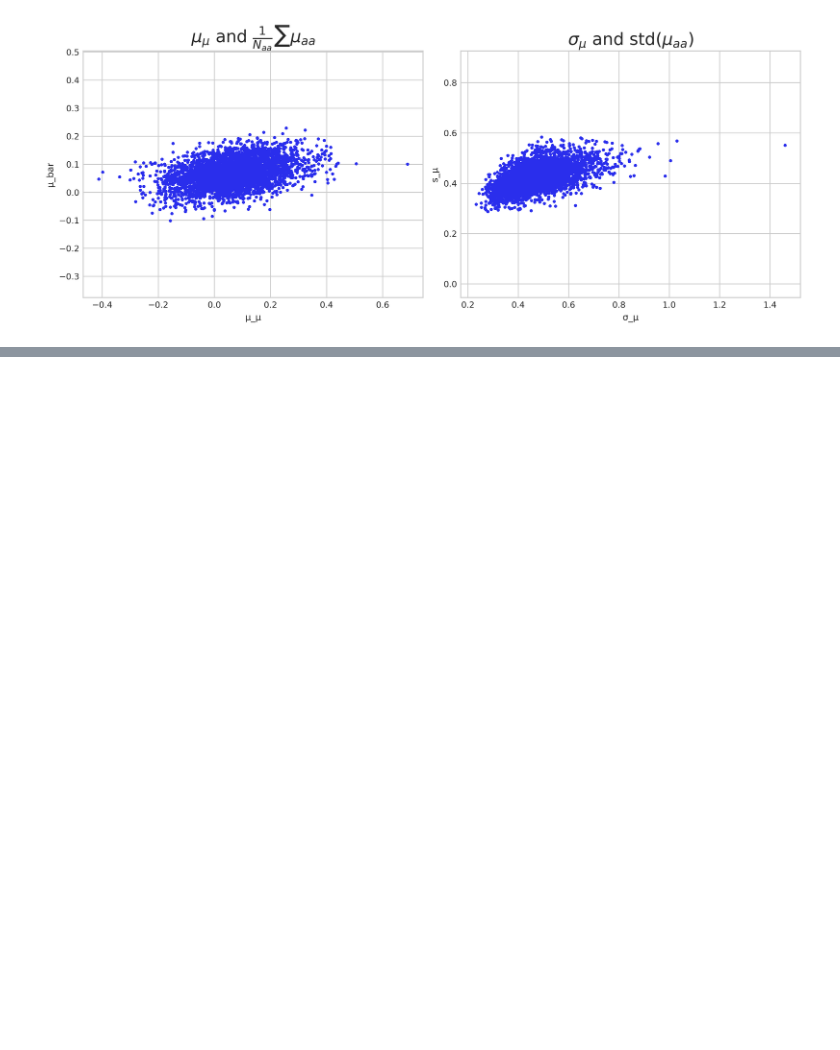
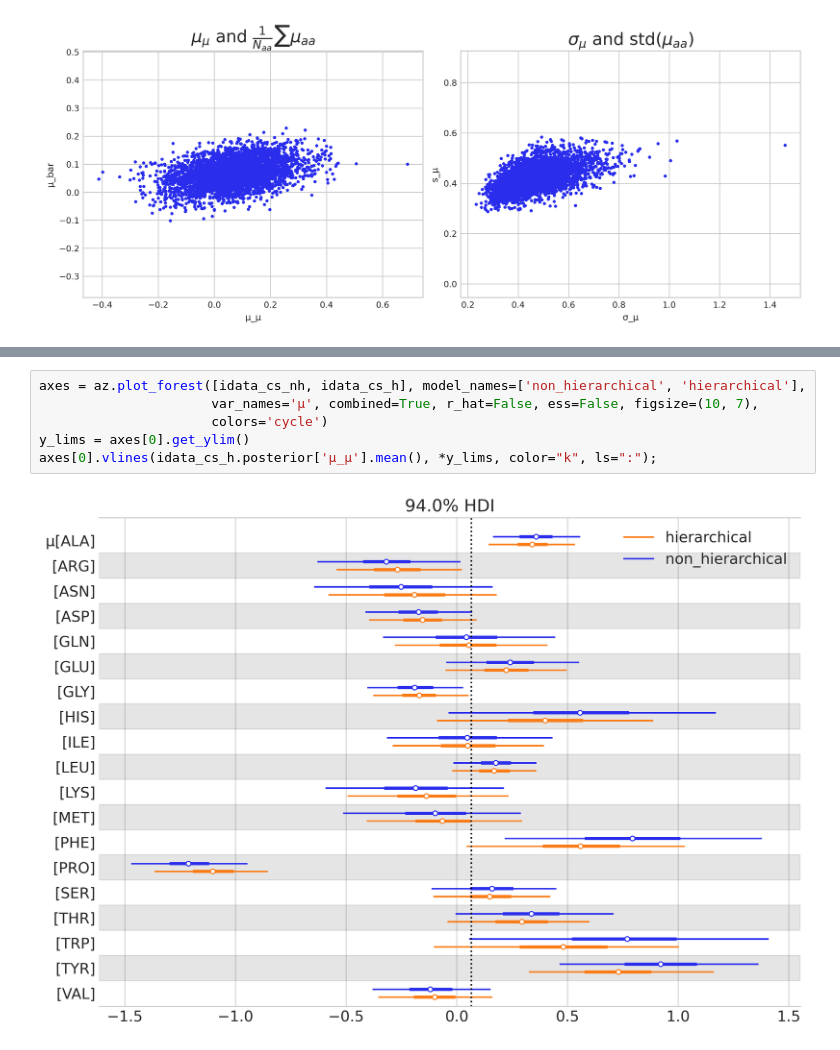
Before and after one commit to opherdonchin/StatisticalComputationAndAnalysis, a Jupyter notebook: Notebooks/Lecture07_HierarchicalModels.ipynb, the cells around one changed output, grey strips where cells are left out. Cells and saved outputs as stored; diff of their text form; blank space fills up the shorter version.

```diff
--- a/Notebooks/Lecture07_HierarchicalModels.ipynb
+++ b/Notebooks/Lecture07_HierarchicalModels.ipynb
@@ -312,0 +329,8 @@ Text(0.5, 1.0, '$σ_μ$ and $\\text{std}({μ_{aa}})$')
+# %%
+axes = az.plot_forest([idata_cs_nh, idata_cs_h], model_names=['non_hierarchical', 'hierarchical'],
+                      var_names='μ', combined=True, r_hat=False, ess=False, figsize=(10, 7),
+                      colors='cycle')
+y_lims = axes[0].get_ylim()
+axes[0].vlines(idata_cs_h.posterior['μ_μ'].mean(), *y_lims, color="k", ls=":");
+# %% [output]
+[figure, added]
```
Also changed, not shown: parts of 1 cell of this notebook, 1 other file.
